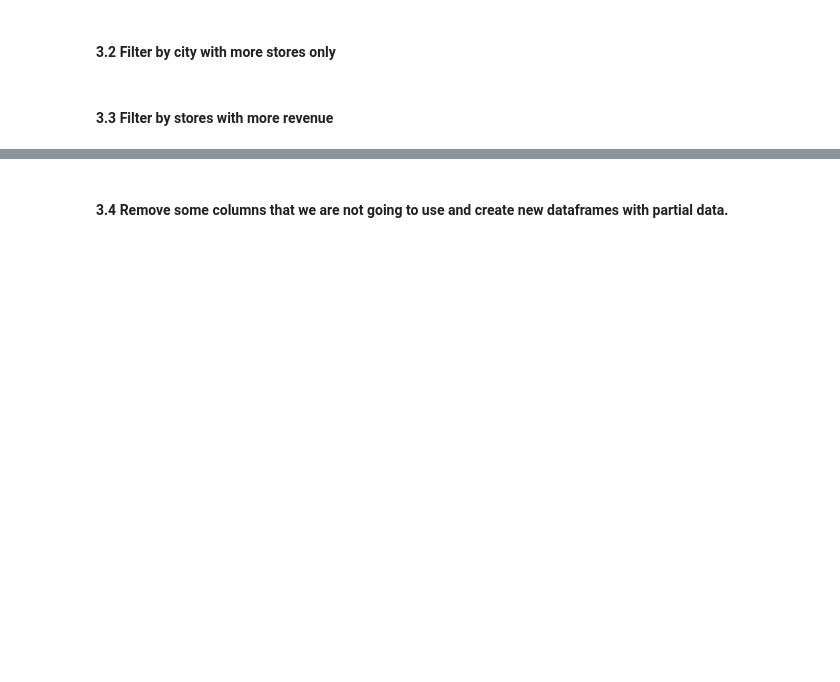
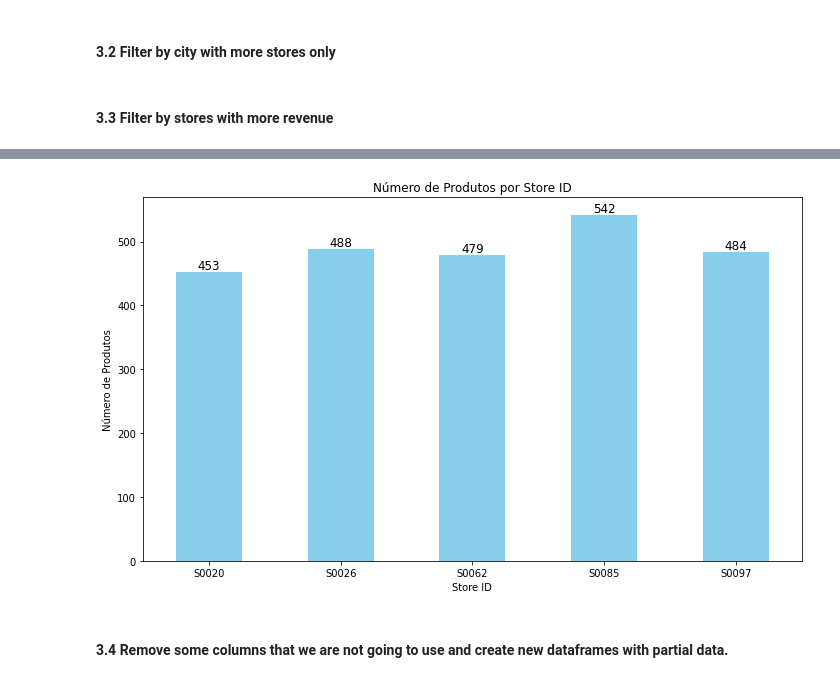
Before and after one commit to yurimfreitas/ProjectII, a Jupyter notebook: 4-DataTransforming.ipynb, the cells around one changed output, grey strips where cells are left out. Saved outputs shown, nothing was run; the diff lists cells and outputs as text; code cells hidden in the pictures; blank space fills up the shorter version.

```diff
--- a/4-DataTransforming.ipynb
+++ b/4-DataTransforming.ipynb
@@ -213,3 +213,26 @@ memory usage: 297.9+ MB
+# %%
+# Contar o número de produtos por store_id
+product_counts = df_sales_filtered.groupby('store_id')['product_id'].nunique()
+
+# Plotar o número de produtos por store_id com rótulos dentro das barras
+plt.figure(figsize=(10, 6))
+bars = product_counts.plot(kind='bar', color='skyblue')
+
+# Adicionar rótulos dentro das barras
+for bar in bars.patches:
+    plt.text(bar.get_x() + bar.get_width() / 2,
+             bar.get_height() - 0.5,  # Ajuste vertical para posicionamento dentro da barra
+             f'{int(bar.get_height())}',
+             ha='center', va='bottom', color='black', fontsize=12)
+
+plt.title('Número de Produtos por Store ID')
+plt.xlabel('Store ID')
+plt.ylabel('Número de Produtos')
+plt.xticks(rotation=0)
+plt.tight_layout()
+plt.show()
+# %% [output]
+[figure, added]
 # %% [markdown]
 #### 3.4 Remove some columns that we are not going to use and create new dataframes with partial data.
 # %%
```
Also changed, not shown: parts of 8 cells of this notebook, 3 other files.
